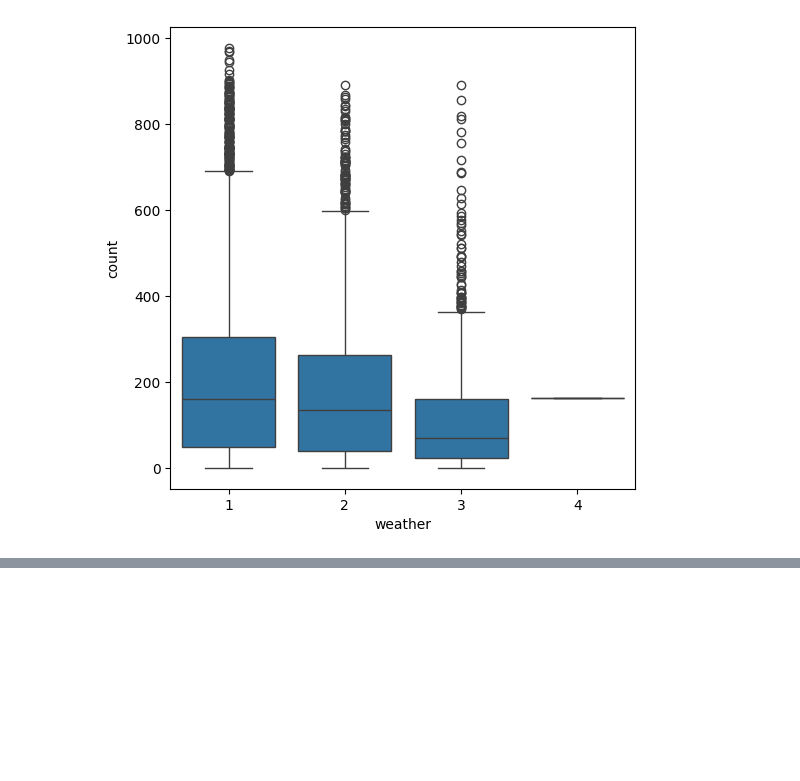
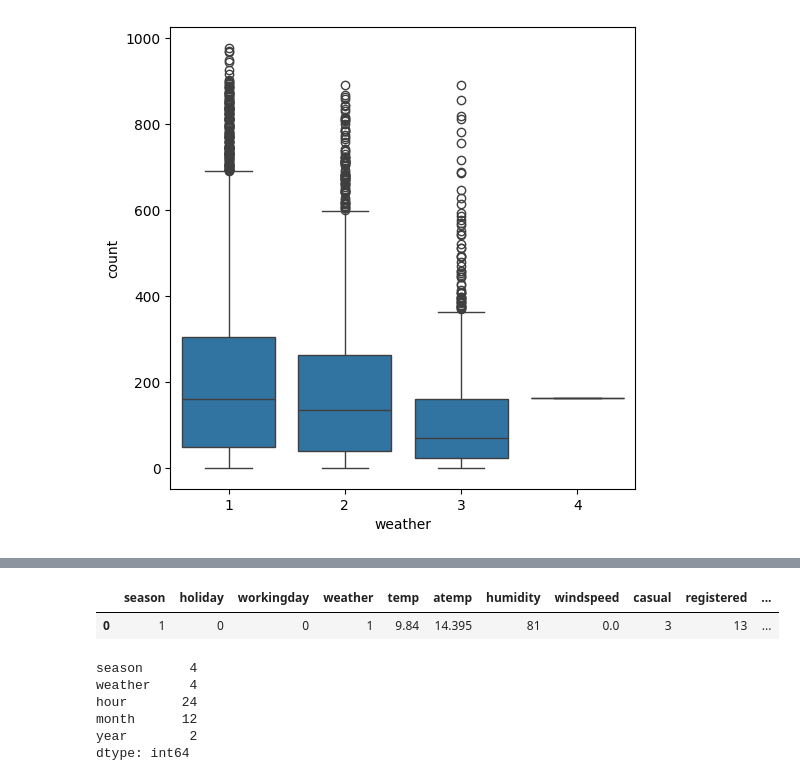
Before and after one commit to Mainasaid/Bike-demand-prediction, a Jupyter notebook: project.ipynb, the cells around one changed output, grey strips where cells are left out. Saved outputs shown, nothing was run; the diff lists cells and outputs as text; code cells hidden in the pictures; blank space fills up the shorter version.

```diff
--- a/project.ipynb
+++ b/project.ipynb
@@ -414,0 +576,2 @@ Now lets work on holiday and then humidity, which has the highest negative corre
+# %%
+train_df = train_df[train_df['humidity'] >= 20]
@@ -414,0 +610,16 @@ Now lets work on holiday and then humidity, which has the highest negative corre
+# %%
+train_df = train_df.drop('datetime', axis=1)
+# %%
+train_df.head(1)
+# %% [output]
+|  | season | holiday | workingday | weather | temp | atemp | humidity | windspeed | casual | registered | ... |
+| 0 | 1 | 0 | 0 | 1 | 9.84 | 14.395 | 81 | 0.0 | 3 | 13 | ... |
+# %%
+print(train_df[['season','weather','hour','month','year']].nunique())
+# %% [output]
+season      4
+weather     4
+hour       24
+month      12
+year        2
+dtype: int64
```
Also changed, not shown: parts of 39 cells of this notebook.
